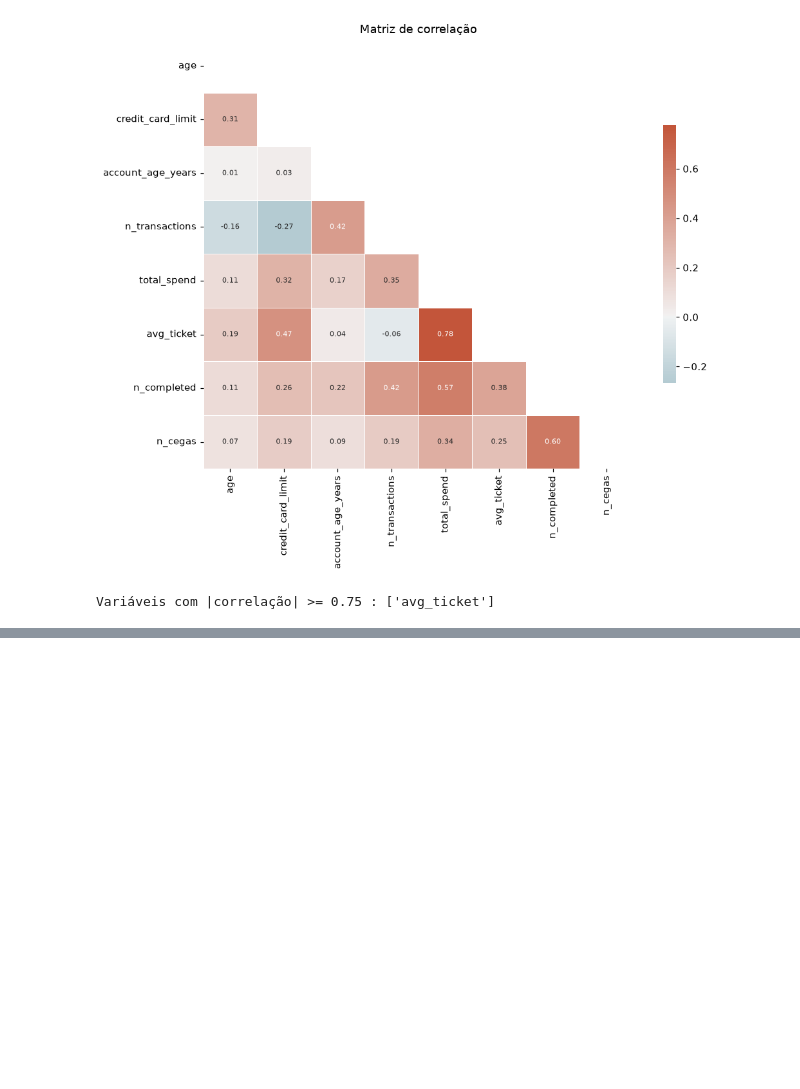
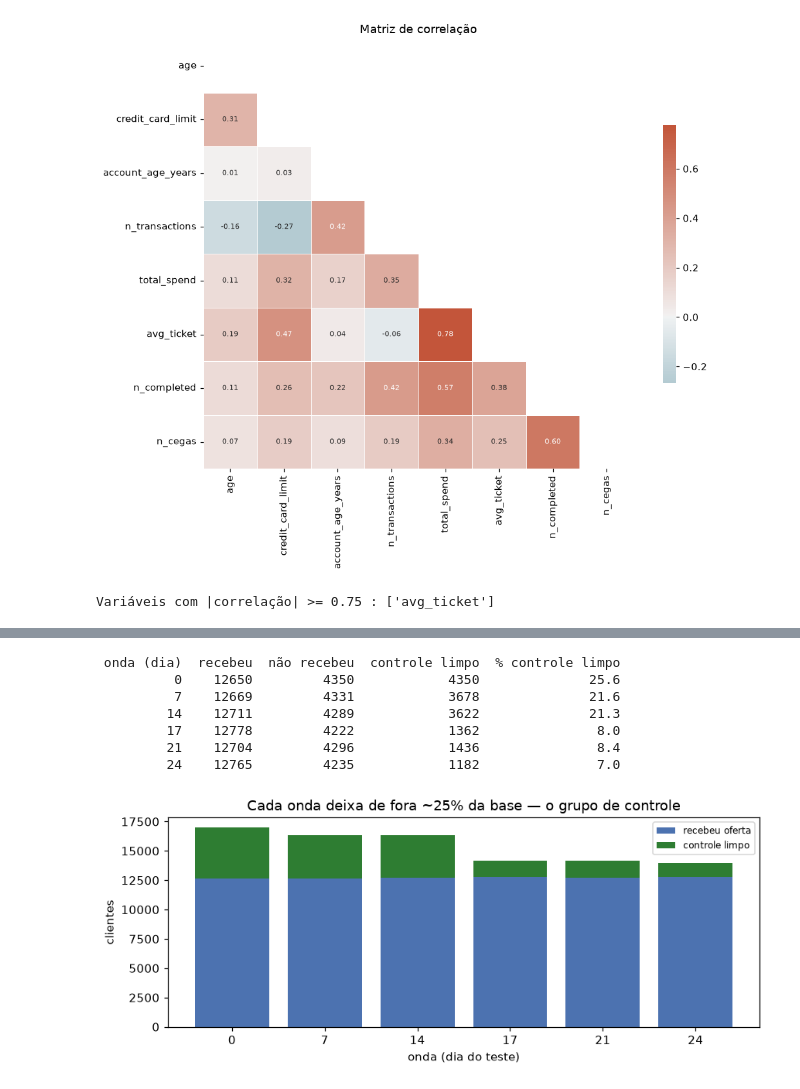
Before and after one commit to velosomn/ifood-case, a Jupyter notebook: notebooks/0_eda.ipynb, the cells around one changed output, grey strips where cells are left out. Drawn from its saved outputs; the diff is of its cells as text; code cells hidden in the pictures; blank space fills up the shorter version.

```diff
--- a/notebooks/0_eda.ipynb
+++ b/notebooks/0_eda.ipynb
@@ -1006,0 +1013,33 @@ acompanham `total_spend`, consistente com o que o gráfico anterior mostrou.
+# %%
+ondas = sorted(rec.t_recv.unique())
+todos = set(profile.account_id) if 'account_id' in profile.columns else set(profile.id)
+linhas = []
+for w in ondas:
+    recebeu = set(rec.loc[rec.t_recv == w, 'account_id'])
+    nao_recebeu = todos - recebeu
+    # controle "limpo": além de não receber agora, não pode ter oferta de onda
+    # anterior ainda vigente (senão está contaminado por tratamento passado)
+    vigente = set(rec.loc[(rec.t_recv < w) & (rec.t_end > w), 'account_id'])
+    linhas.append({'onda (dia)': int(w), 'recebeu': len(recebeu),
+                   'não recebeu': len(nao_recebeu),
+                   'controle limpo': len(nao_recebeu - vigente)})
+ctrl = pd.DataFrame(linhas)
+ctrl['% controle limpo'] = (ctrl['controle limpo'] / len(todos) * 100).round(1)
+print(ctrl.to_string(index=False))
+
+fig, ax = plt.subplots(figsize=(8, 3.4))
+ax.bar(ctrl['onda (dia)'].astype(str), ctrl['recebeu'], label='recebeu oferta', color='#4C72B0')
+ax.bar(ctrl['onda (dia)'].astype(str), ctrl['controle limpo'],
+       bottom=ctrl['recebeu'], label='controle limpo', color='#2E7D32')
+ax.set_xlabel('onda (dia do teste)'); ax.set_ylabel('clientes')
+ax.set_title('Cada onda deixa de fora ~25% da base — o grupo de controle')
+ax.legend(fontsize=8); plt.tight_layout(); plt.show()
+# %% [output]
+ onda (dia)  recebeu  não recebeu  controle limpo  % controle limpo
+          0    12650         4350            4350              25.6
+          7    12669         4331            3678              21.6
+         14    12711         4289            3622              21.3
+         17    12778         4222            1362               8.0
+         21    12704         4296            1436               8.4
+         24    12765         4235            1182               7.0
+[figure, added]
```
Also changed, not shown: parts of 7 cells of this notebook, 1 other file.
